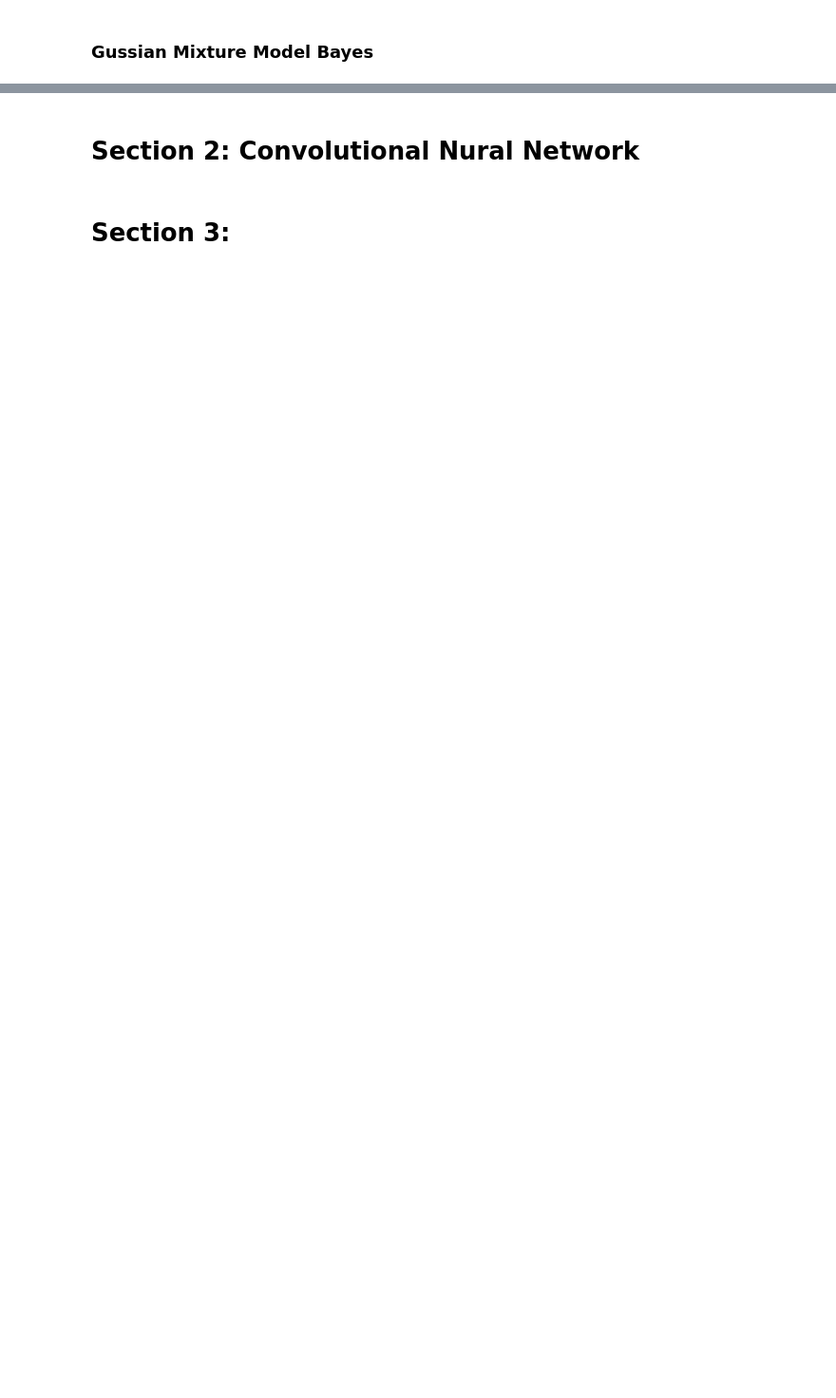
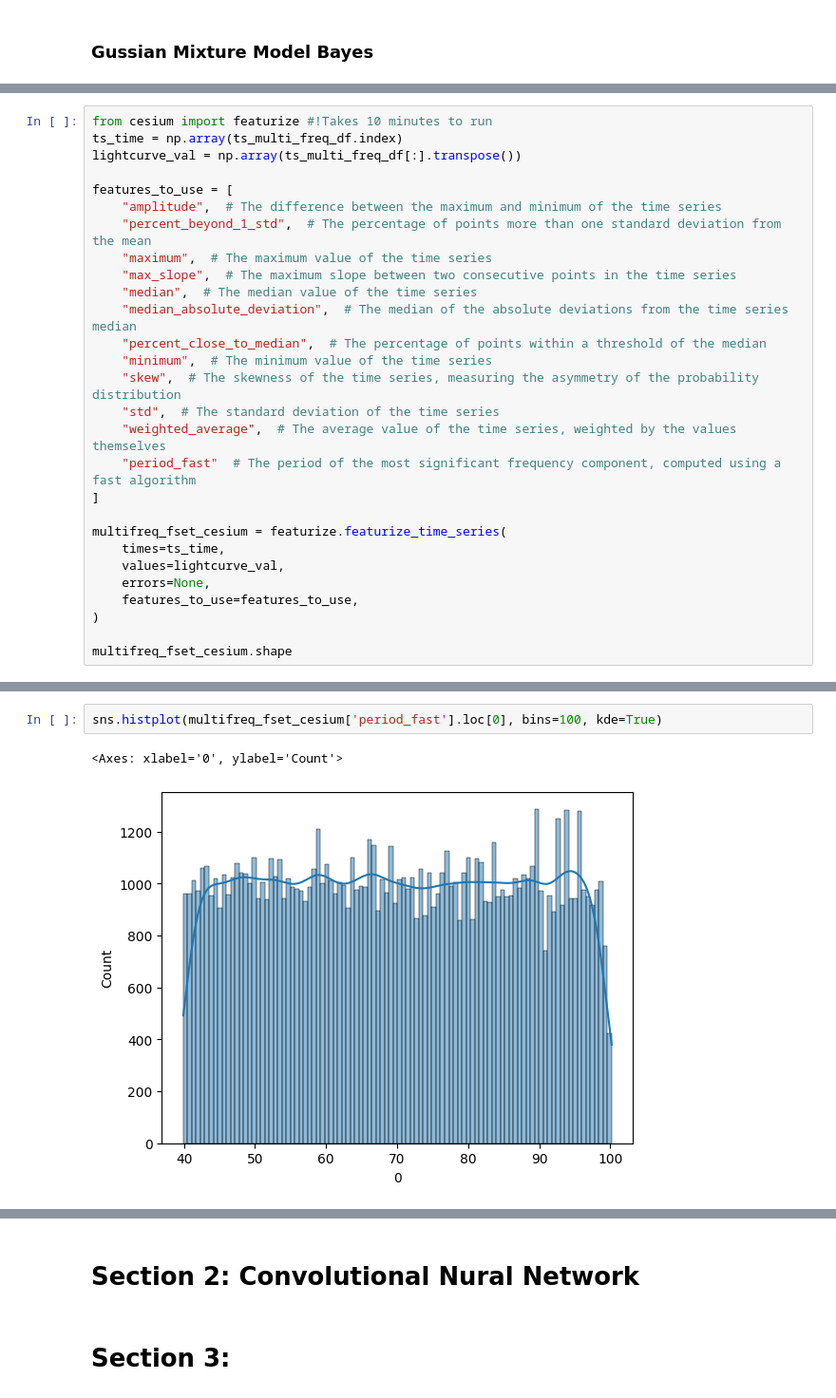
Before and after one commit to mmckay18/astr598_spr24_classification_repo, a Jupyter notebook: NOTEBOOKS/classification_models.ipynb, the cells around one changed output, grey strips where cells are left out. Shown at 95% size. Saved outputs shown, nothing was run; the diff lists cells and outputs as text; blank space fills up the shorter version.

```diff
--- a/NOTEBOOKS/classification_models.ipynb
+++ b/NOTEBOOKS/classification_models.ipynb
@@ -250,0 +228,28 @@ ValueError: continuous is not supported
+# %%
+from cesium import featurize #!Takes 10 minutes to run
+ts_time = np.array(ts_multi_freq_df.index)
+lightcurve_val = np.array(ts_multi_freq_df[:].transpose())
+
+features_to_use = [
+    "amplitude",  # The difference between the maximum and minimum of the time series
+    "percent_beyond_1_std",  # The percentage of points more than one standard deviation from the mean
+    "maximum",  # The maximum value of the time series
+    "max_slope",  # The maximum slope between two consecutive points in the time series
+    "median",  # The median value of the time series
+    "median_absolute_deviation",  # The median of the absolute deviations from the time series median
+    "percent_close_to_median",  # The percentage of points within a threshold of the median
+    "minimum",  # The minimum value of the time series
+    "skew",  # The skewness of the time series, measuring the asymmetry of the probability distribution
+    "std",  # The standard deviation of the time series
+    "weighted_average",  # The average value of the time series, weighted by the values themselves
+    "period_fast"  # The period of the most significant frequency component, computed using a fast algorithm
+]
+
+multifreq_fset_cesium = featurize.featurize_time_series(
+    times=ts_time,
+    values=lightcurve_val,
+    errors=None,
+    features_to_use=features_to_use,
+)
+
+multifreq_fset_cesium.shape
@@ -250,0 +272,5 @@ ValueError: continuous is not supported
+# %%
+sns.histplot(multifreq_fset_cesium['period_fast'].loc[0], bins=100, kde=True)
+# %% [output]
+<Axes: xlabel='0', ylabel='Count'>
+[figure, added]
```
Also changed, not shown: parts of 70 cells of this notebook, 1 other file.
